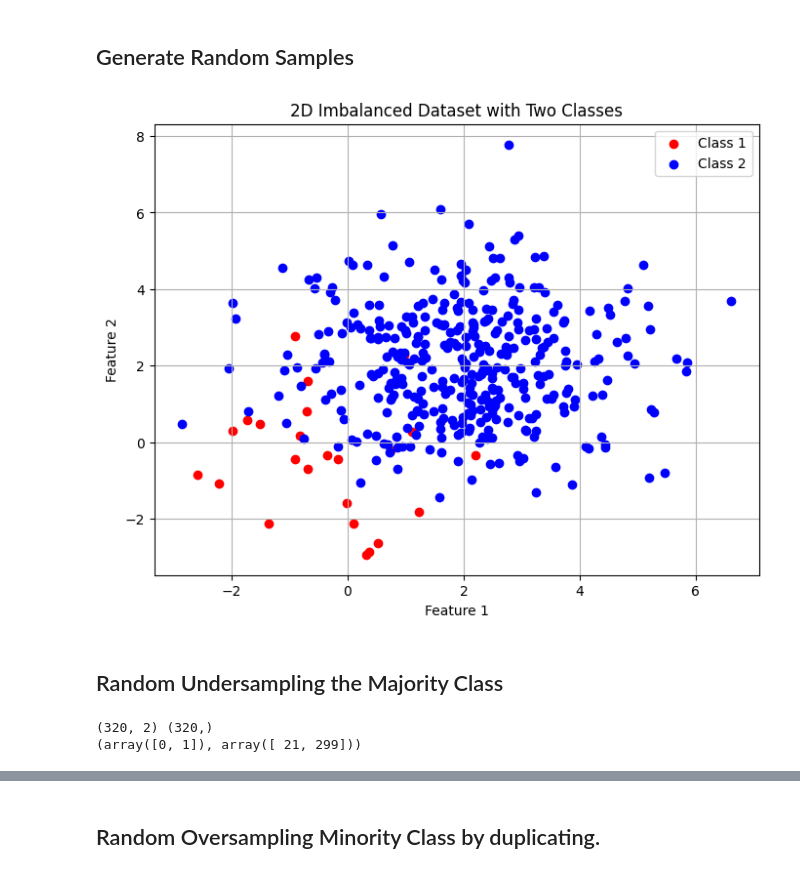
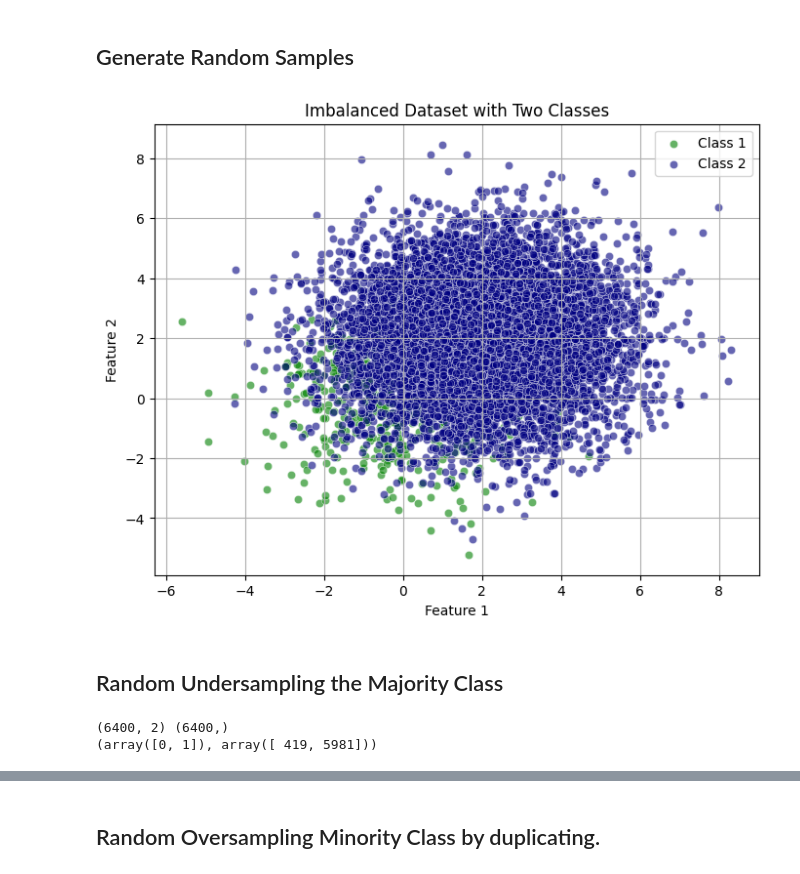
Before and after one commit to s-muhammadkamran/machine-learning, a Jupyter notebook: Imbalanced Data/imbalanced-data.ipynb, the cells around one changed output, grey strips where cells are left out. Cells and saved outputs as stored; diff of their text form; code cells hidden in the pictures.

```diff
--- a/Imbalanced Data/imbalanced-data.ipynb
+++ b/Imbalanced Data/imbalanced-data.ipynb
@@ -34,39 +15,47 @@ from imblearn.under_sampling import RandomUnderSampler
 # %% [markdown]
 ## Generate Random Samples
 # %%
-np.random.seed(42)
+np.random.seed(10)
 
-n_samples_1 = 25
-n_samples_2 = 375
+n_samples_1 = 500
+n_samples_2 = 7500
 centers = [(0, 0), (2, 2)]
-cluster_std = [1.5, 1.5]
+cluster_std = [1.75, 1.75]
 
 X, y = make_blobs(n_samples=[n_samples_1, n_samples_2],
-                  centers=centers, cluster_std=cluster_std, random_state=42)
+                  centers=centers, cluster_std=cluster_std, random_state=10)
 # %%
 # Plotting
 plt.figure(figsize=(8, 6))
-plt.scatter(X[y == 0][:, 0], X[y == 0][:, 1], color='red', label='Class 1')
-plt.scatter(X[y == 1][:, 0], X[y == 1][:, 1], color='blue', label='Class 2')
-plt.title('2D Imbalanced Dataset with Two Classes')
+
+sns.scatterplot(x=X[y == 0][:, 0],
+                y=X[y == 0][:, 1],
+                color='green', label='Class 1', alpha=0.6
+)
+sns.scatterplot(x=X[y == 1][:, 0],
+                y=X[y == 1][:, 1],
+                color='navy', label='Class 2', alpha=0.6
+)
+
+plt.title('Imbalanced Dataset with Two Classes')
 plt.xlabel('Feature 1')
 plt.ylabel('Feature 2')
 plt.legend()
 plt.grid(True)
 plt.show()
 # %% [output]
-[figure, old version]
+[figure, new version]
 # %% [markdown]
 ## Random Undersampling the Majority Class
 # %%
 # Split dataset into training and testing sets
-X_train, X_test, y_train, y_test = train_test_split(X, y, test_size=0.2, random_state=42)
+X_train, X_test, y_train, y_test = train_test_split(X, y, test_size=0.2, random_state=10)
 
 print(X_train.shape, y_train.shape)
 print(np.unique(y_train, return_counts=True))
 # %% [output]
-(320, 2) (320,)
-(array([0, 1]), array([ 21, 299]))
+(6400, 2) (6400,)
+(array([0, 1]), array([ 419, 5981]))
 # %%
 # Plotting
 plt.figure(figsize=(8, 6))
```
Also changed, not shown: parts of 15 cells of this notebook.
